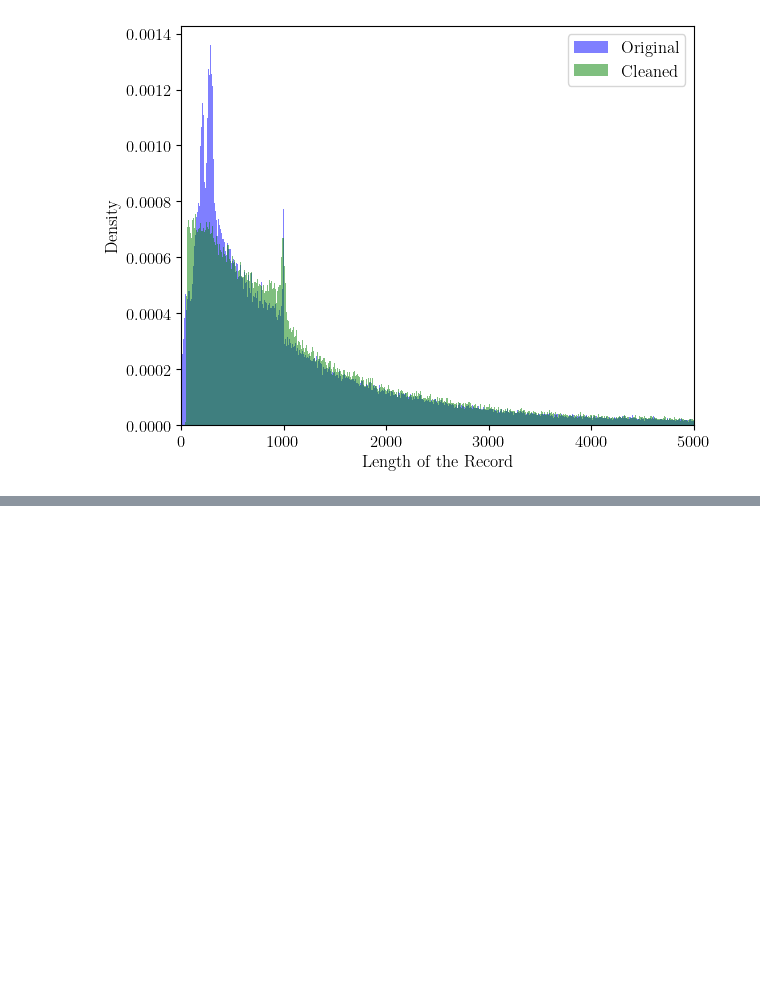
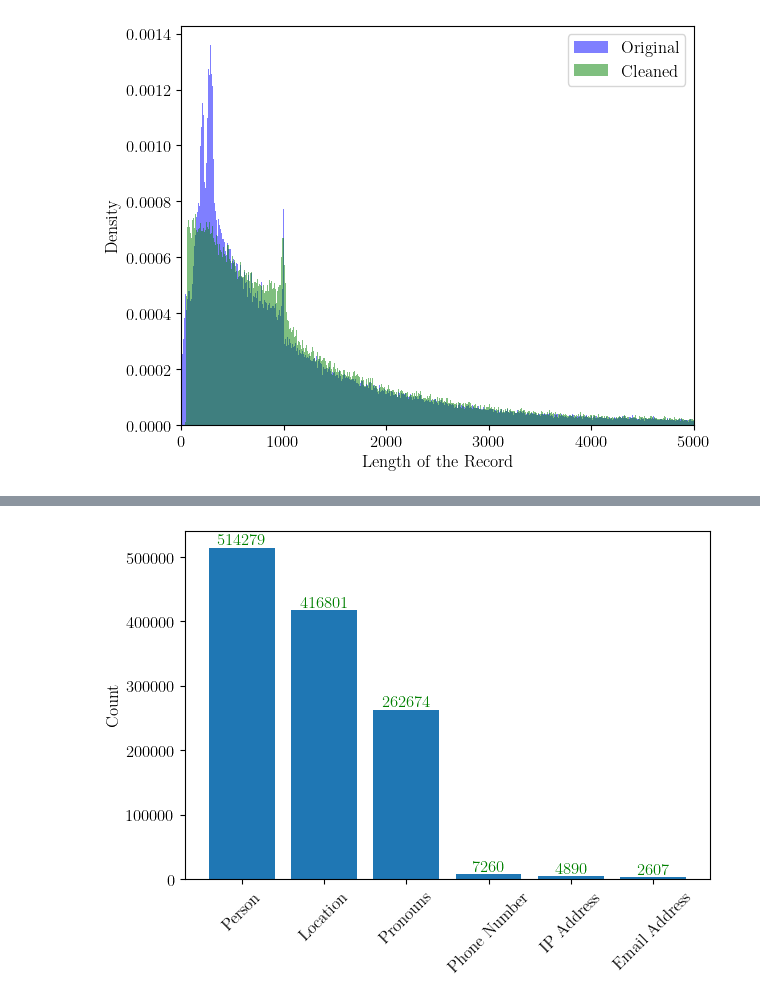
Before and after one commit to IsuraManchanayake/pipe, a Jupyter notebook: inspect.ipynb, the cells around one changed output, grey strips where cells are left out. Saved outputs shown, nothing was run; the diff lists cells and outputs as text; code cells hidden in the pictures; blank space fills up the shorter version.

```diff
--- a/inspect.ipynb
+++ b/inspect.ipynb
@@ -87,0 +151,15 @@ plt.show()
+# %%
+fig, ax = plt.subplots()
+sizes = [total_person_redactions, total_location_redactions, total_pronouns_redactions, total_phone_number_redactions, total_ip_adress_redactions, total_email_address_redactions]
+labels = ['Person','Location', 'Pronouns',  'Phone Number', 'IP Address', 'Email Address']
+ax.bar(labels, sizes)
+
+for i, size in enumerate(sizes):
+    ax.text(i, size + 5000, f'{size}', color='green', ha='center')
+ax.tick_params(axis='x', labelrotation=45)
+ax.set_ylabel('Count')
+fig.tight_layout()
+plt.savefig('insights/redactions.pdf', bbox_inches='tight')
+plt.show()
+# %% [output]
+[figure, added]
```
Also changed, not shown: parts of 5 cells of this notebook, 13 other files.
